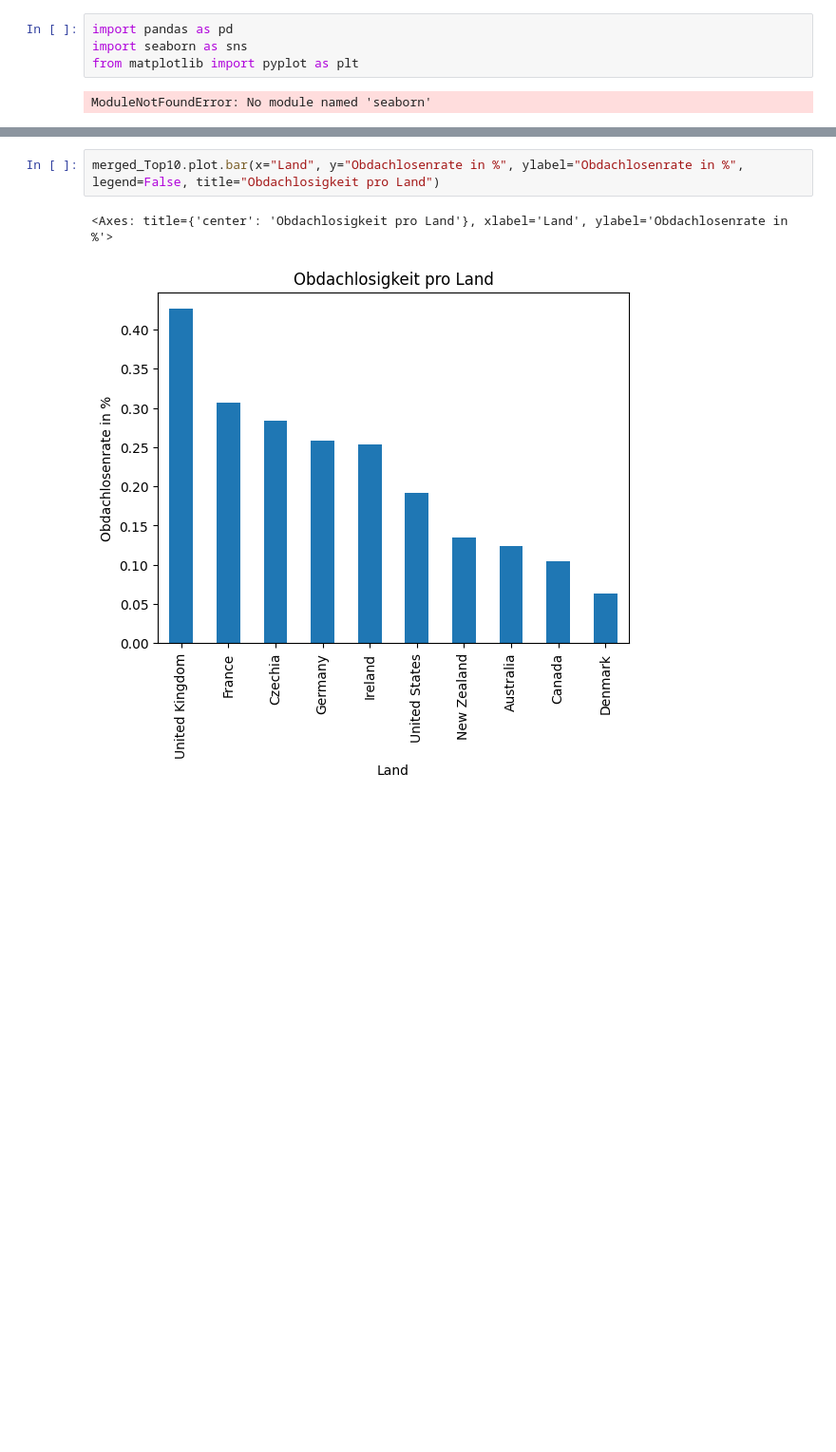
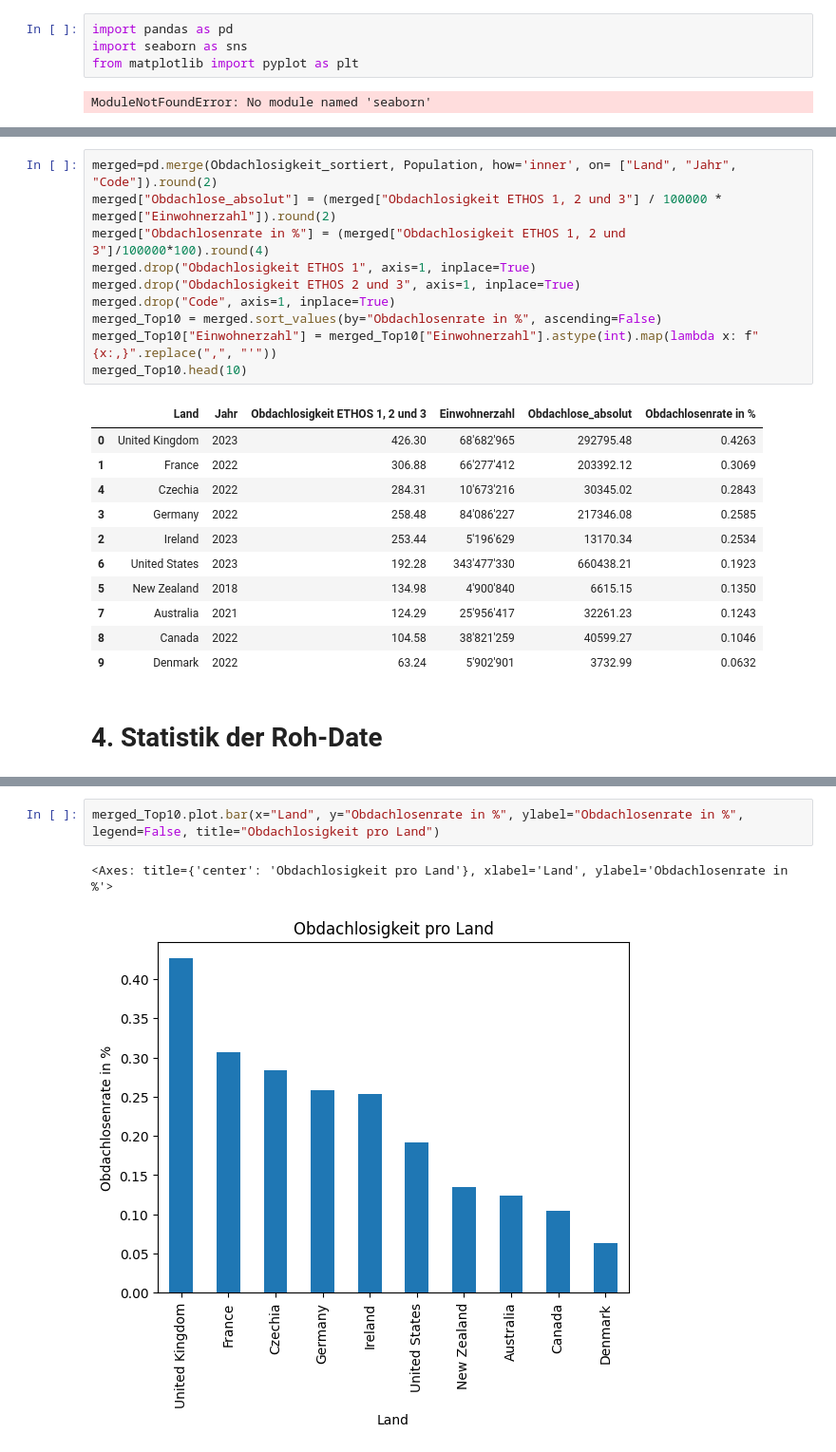
Before and after one commit to Lulibi/Informatik-LN, a Jupyter notebook: Obdachlosigkeit.ipynb, the cells around one changed output, grey strips where cells are left out. Shown: that part at 95% size. Saved outputs shown, nothing was run; the diff lists cells and outputs as text; blank space fills up the shorter version.

```diff
--- a/Obdachlosigkeit.ipynb
+++ b/Obdachlosigkeit.ipynb
@@ -135,0 +140,24 @@ merged_Top10.head(10)
+# %%
+merged=pd.merge(Obdachlosigkeit_sortiert, Population, how='inner', on= ["Land", "Jahr", "Code"]).round(2)
+merged["Obdachlose_absolut"] = (merged["Obdachlosigkeit ETHOS 1, 2 und 3"] / 100000 * merged["Einwohnerzahl"]).round(2)
+merged["Obdachlosenrate in %"] = (merged["Obdachlosigkeit ETHOS 1, 2 und 3"]/100000*100).round(4)
+merged.drop("Obdachlosigkeit ETHOS 1", axis=1, inplace=True)
+merged.drop("Obdachlosigkeit ETHOS 2 und 3", axis=1, inplace=True)
+merged.drop("Code", axis=1, inplace=True)
+merged_Top10 = merged.sort_values(by="Obdachlosenrate in %", ascending=False)
+merged_Top10["Einwohnerzahl"] = merged_Top10["Einwohnerzahl"].astype(int).map(lambda x: f"{x:,}".replace(",", "'"))
+merged_Top10.head(10)
+# %% [output]
+|  | Land | Jahr | Obdachlosigkeit ETHOS 1, 2 und 3 | Einwohnerzahl | Obdachlose_absolut | Obdachlosenrate in % |
+| 0 | United Kingdom | 2023 | 426.30 | 68'682'965 | 292795.48 | 0.4263 |
+| 1 | France | 2022 | 306.88 | 66'277'412 | 203392.12 | 0.3069 |
+| 4 | Czechia | 2022 | 284.31 | 10'673'216 | 30345.02 | 0.2843 |
+| 3 | Germany | 2022 | 258.48 | 84'086'227 | 217346.08 | 0.2585 |
+| 2 | Ireland | 2023 | 253.44 | 5'196'629 | 13170.34 | 0.2534 |
+| 6 | United States | 2023 | 192.28 | 343'477'330 | 660438.21 | 0.1923 |
+| 5 | New Zealand | 2018 | 134.98 | 4'900'840 | 6615.15 | 0.1350 |
+| 7 | Australia | 2021 | 124.29 | 25'956'417 | 32261.23 | 0.1243 |
+| 8 | Canada | 2022 | 104.58 | 38'821'259 | 40599.27 | 0.1046 |
+| 9 | Denmark | 2022 | 63.24 | 5'902'901 | 3732.99 | 0.0632 |
+# %% [markdown]
+# 4. Statistik der Roh-Date
```
Also changed, not shown: parts of 28 cells of this notebook.
